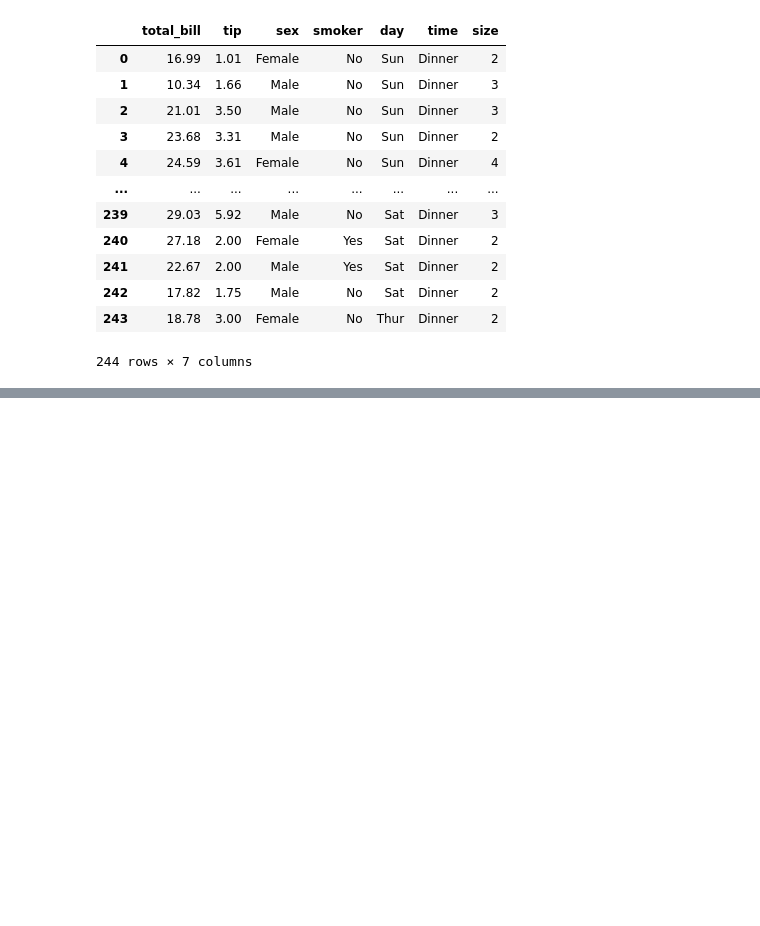
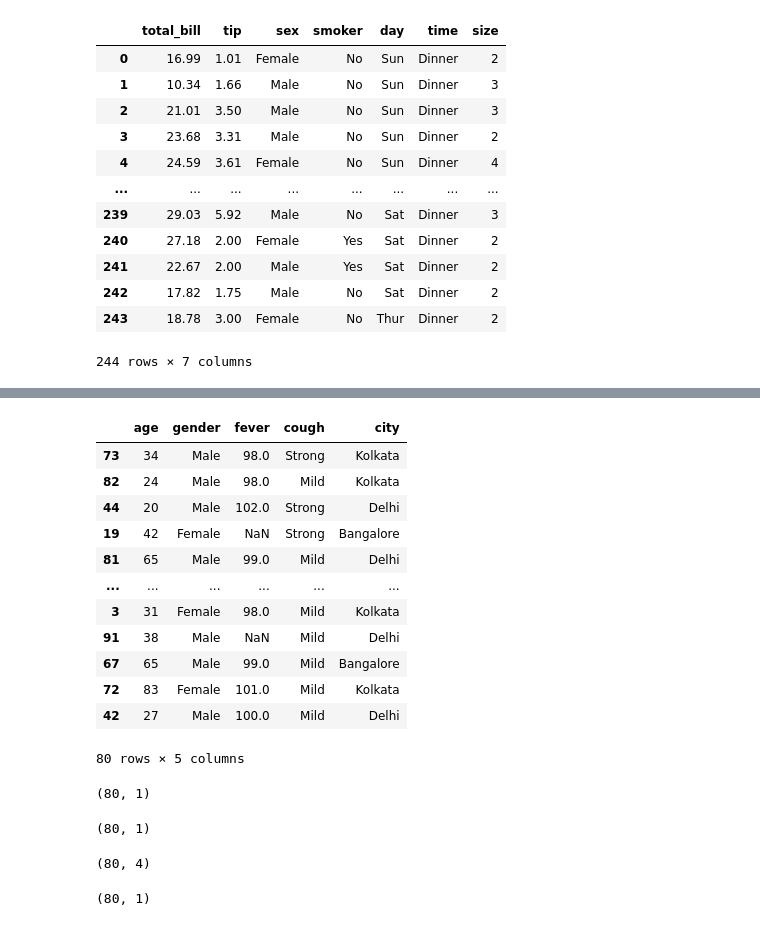
Before and after one commit to Prakuljn/Python, a Jupyter notebook: Untitled40.ipynb, the cells around one changed output, grey strips where cells are left out. Drawn from its saved outputs; the diff is of its cells as text; code cells hidden in the pictures; blank space fills up the shorter version.

```diff
--- a/Untitled40.ipynb
+++ b/Untitled40.ipynb
@@ -464,0 +474,2 @@ df_new = ohe.fit_transform(df[['gender','cough','city','has_covid']])
+# %%
+df = pd.read_csv("/content/covid_toy.csv")
@@ -464,0 +496,47 @@ df_new = ohe.fit_transform(df[['gender','cough','city','has_covid']])
+# %%
+from sklearn.model_selection import train_test_split
+x_train , x_test , y_train , y_test = train_test_split(df.drop(columns =['has_covid']) , df['has_covid'] , test_size = 0.2)
+# %%
+x_train
+# %% [output]
+|  | age | gender | fever | cough | city |
+| 73 | 34 | Male | 98.0 | Strong | Kolkata |
+| 82 | 24 | Male | 98.0 | Mild | Kolkata |
+| 44 | 20 | Male | 102.0 | Strong | Delhi |
+| 19 | 42 | Female | NaN | Strong | Bangalore |
+| 81 | 65 | Male | 99.0 | Mild | Delhi |
+| ... | ... | ... | ... | ... | ... |
+| 3 | 31 | Female | 98.0 | Mild | Kolkata |
+| 91 | 38 | Male | NaN | Mild | Delhi |
+| 67 | 65 | Male | 99.0 | Mild | Bangalore |
+| 72 | 83 | Female | 101.0 | Mild | Kolkata |
+| 42 | 27 | Male | 100.0 | Mild | Delhi |
+80 rows × 5 columns
+# %%
+# manulally type output
+# adding simple imputer to fever colummn
+si = SimpleImputer(strategy = "mean")
+x_train_fever = si.fit_transform(x_train[['fever']])
+#  also the test data
+x_test_fever = si.fit_transform(x_test[['fever']])
+x_train_fever.shape
+# %% [output]
+(80, 1)
+# %%
+# ordinal encoding ---> cough
+oe = OrdinalEncoder(categories=[['Mild','Strong']])
+x_train_cough = oe.fit_transform(x_train[['cough']])
+# aslo the test data
+x_test_cough= oe.fit_transform(x_test[['cough']])
+x_train_cough.shape
+# %% [output]
+(80, 1)
+# %%
+# onehotencoding ---> gender ,city
+obe = OneHotEncoder(drop='first',sparse_output=False)
+x_train_gender_city = obe.fit_transform(x_train[['gender','city']])
+# also the test data
+x_test_gender_city = obe.fit_transform(x_test[['gender','city']])
+x_train_gender_city.shape
+# %% [output]
+(80, 4)
@@ -464,0 +548,4 @@ df_new = ohe.fit_transform(df[['gender','cough','city','has_covid']])
+# %%
+x_train_age.shape
+# %% [output]
+(80, 1)
```
Also changed, not shown: parts of 11 cells of this notebook.
